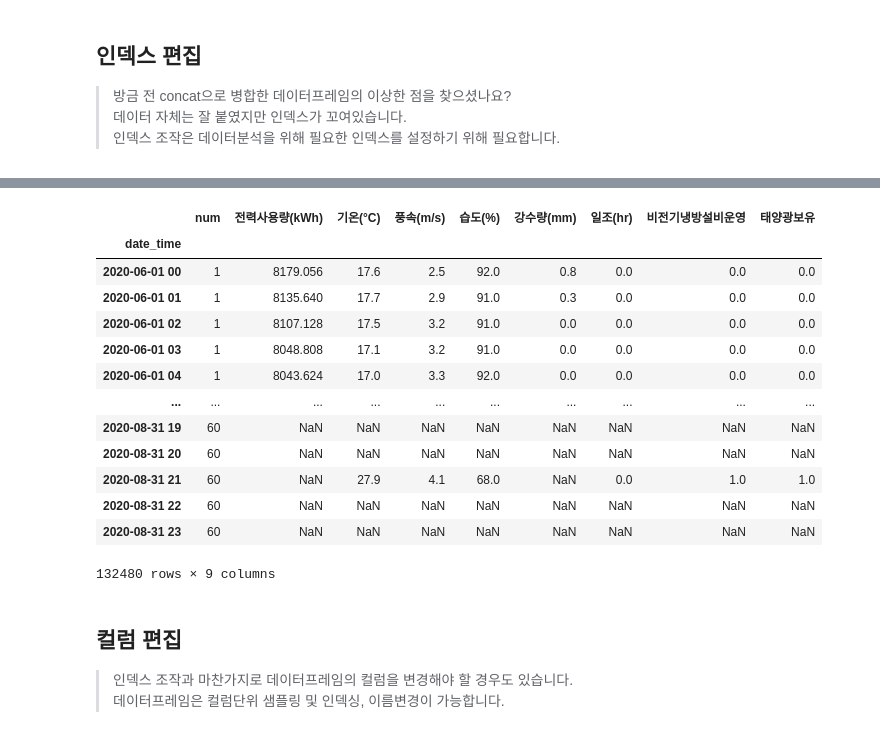
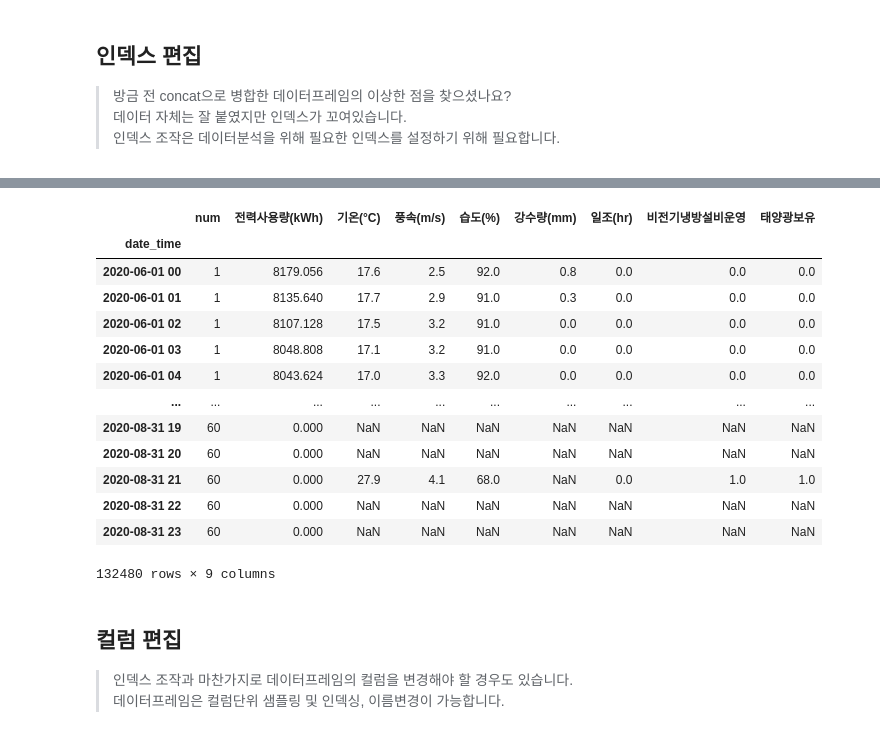
Before and after one commit to overgroove/samsung_ML, a Jupyter notebook: 03_package_pandas.ipynb, the cells around one changed output, grey strips where cells are left out. Cells and saved outputs as stored; diff of their text form; code cells hidden in the pictures.

```diff
--- a/03_package_pandas.ipynb
+++ b/03_package_pandas.ipynb
@@ -787,2 +811,3 @@ Index(['num', 'date_time', '기온(°C)', '풍속(m/s)', '습도(%)', '강수량
 # %%
 # 전력사용량 변수 동일 위치에 추가
+df1.insert(2, '전력사용량(kWh)', 0)
@@ -791,3 +823,10 @@ Index(['num', 'date_time', '기온(°C)', '풍속(m/s)', '습도(%)', '강수량
+# %%
+# 컬럼명 동일하게 저장
+df1.rename({'강수량(mm, 6시간)':'강수량(mm)',
+            '일조(hr, 3시간)':'일조(hr)'}, axis=1, inplace=True)
+# 작업결과를 미리 확인
+# 이름값을 바꾸는데 열방향으로 작업을 수행하면서 조건에 맞는 이름값을 딕셔너리의 value값으로 대체
+# inplace=True 작업결과를 원본값에 바로 적용
 # %%
 # concat병합은 데이터를 그대로 이어붙이기 때문에 컬럼 순서나 shape이 동일한지 확인 해야 합니다.
 # 모두 참이여야 참
@@ -794,5 +836,6 @@ Index(['num', 'date_time', '기온(°C)', '풍속(m/s)', '습도(%)', '강수량
 # %% [output]
 True
 # %%
-
+concat_df = pd.concat([df, df1], ignore_index=True)
 # axis=0 행기준 병합(기본설정), axis=1 열기준 병합
+# ignore_index=True 기존 인덱스 삭제 후 데이터 병합
@@ -835,22 +863,25 @@ True
 # %%
 # 인덱스 초기화
 # 기존에 엉켜있던 인덱스는 지우고 원본값을 변경하는 매개변수를 추가
+concat_df.reset_index(drop=True, inplace=True)
+# drop 기존 인덱스 버림
 # %%
 # 기존 컬럼값을 취해 index로 사용
+concat_df.set_index('date_time') # 원본값 적용 X
 # %% [output]
 |  | num | 전력사용량(kWh) | 기온(°C) | 풍속(m/s) | 습도(%) | 강수량(mm) | 일조(hr) | 비전기냉방설비운영 | 태양광보유 |
 | date_time |  |  |  |  |  |  |  |  |  |
 | 2020-06-01 00 | 1 | 8179.056 | 17.6 | 2.5 | 92.0 | 0.8 | 0.0 | 0.0 | 0.0 |
 | 2020-06-01 01 | 1 | 8135.640 | 17.7 | 2.9 | 91.0 | 0.3 | 0.0 | 0.0 | 0.0 |
 | 2020-06-01 02 | 1 | 8107.128 | 17.5 | 3.2 | 91.0 | 0.0 | 0.0 | 0.0 | 0.0 |
 | 2020-06-01 03 | 1 | 8048.808 | 17.1 | 3.2 | 91.0 | 0.0 | 0.0 | 0.0 | 0.0 |
 | 2020-06-01 04 | 1 | 8043.624 | 17.0 | 3.3 | 92.0 | 0.0 | 0.0 | 0.0 | 0.0 |
 | ... | ... | ... | ... | ... | ... | ... | ... | ... | ... |
-| 2020-08-31 19 | 60 | NaN | NaN | NaN | NaN | NaN | NaN | NaN | NaN |
-| 2020-08-31 20 | 60 | NaN | NaN | NaN | NaN | NaN | NaN | NaN | NaN |
-| 2020-08-31 21 | 60 | NaN | 27.9 | 4.1 | 68.0 | NaN | 0.0 | 1.0 | 1.0 |
-| 2020-08-31 22 | 60 | NaN | NaN | NaN | NaN | NaN | NaN | NaN | NaN |
-| 2020-08-31 23 | 60 | NaN | NaN | NaN | NaN | NaN | NaN | NaN | NaN |
+| 2020-08-31 19 | 60 | 0.000 | NaN | NaN | NaN | NaN | NaN | NaN | NaN |
+| 2020-08-31 20 | 60 | 0.000 | NaN | NaN | NaN | NaN | NaN | NaN | NaN |
+| 2020-08-31 21 | 60 | 0.000 | 27.9 | 4.1 | 68.0 | NaN | 0.0 | 1.0 | 1.0 |
+| 2020-08-31 22 | 60 | 0.000 | NaN | NaN | NaN | NaN | NaN | NaN | NaN |
+| 2020-08-31 23 | 60 | 0.000 | NaN | NaN | NaN | NaN | NaN | NaN | NaN |
 132480 rows × 9 columns
 # %% [markdown]
 ## 컬럼 편집
```
Also changed, not shown: parts of 30 cells of this notebook.
